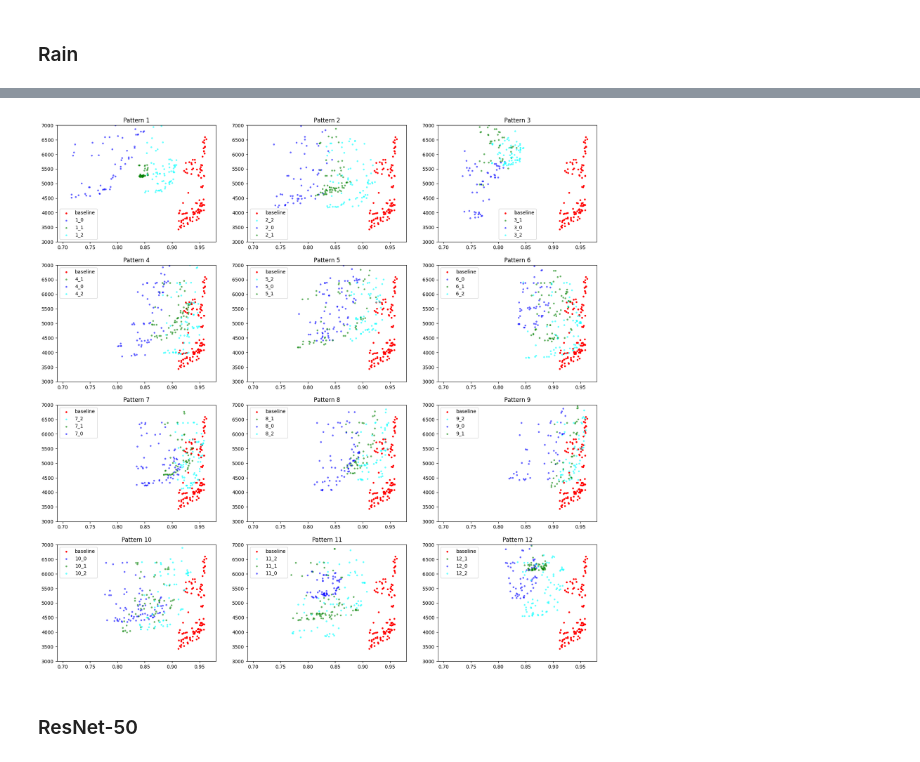
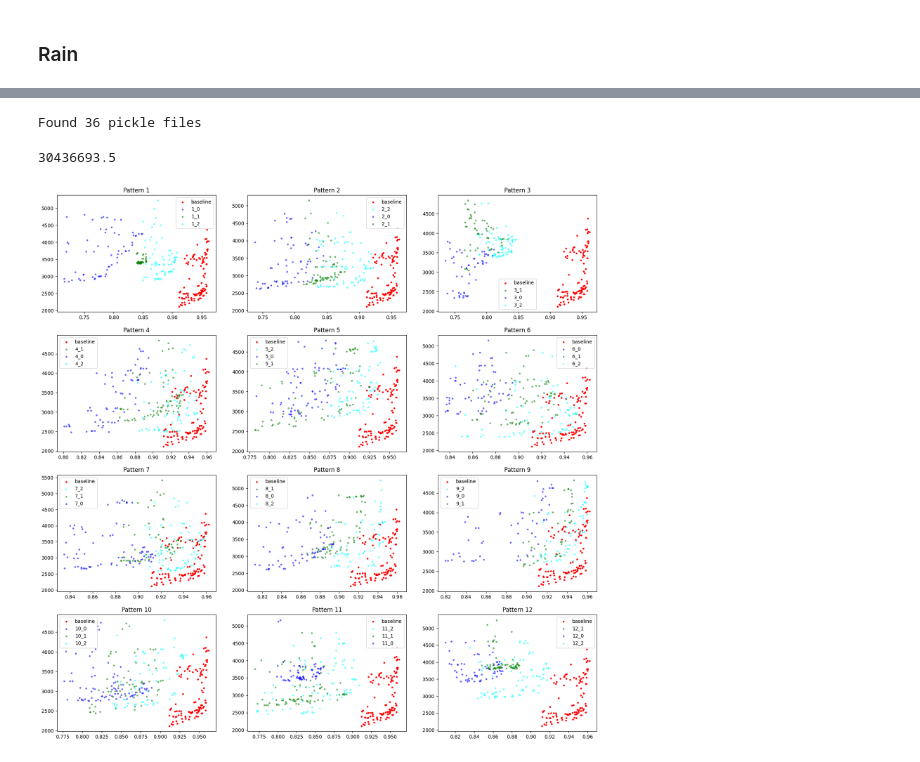
Before and after one commit to itiv-kit/dnn-model-exploration, a Jupyter notebook: evaluation_scripts/analyse_weather.ipynb, the cells around one changed output, grey strips where cells are left out. Drawn from its saved outputs; the diff is of its cells as text; code cells hidden in the pictures.

```diff
--- a/evaluation_scripts/analyse_weather.ipynb
+++ b/evaluation_scripts/analyse_weather.ipynb
@@ -45,0 +152,14 @@ df_no.plot(ax=ax, kind='scatter', x='acc_pixel', y='F_0', c='green')
+# %%
+import matplotlib.pyplot as plt
+
+ax = plt.gca()
+
+clrs = {0: 'blue', 1: 'green', 2:'cyan'}
+
+# ax.set_ylim((3000,7000))
+# ax.set_xlim((0.69,0.98))
+ax.scatter(bl_fog['acc'], bl_fog['size']/B_TO_MB, s=7, c='red', label='baseline')
+for d in d_fog.values():
+    ax.scatter(d['data']['acc'], d['data']['size']/B_TO_MB, alpha=0.5, s=7, c=clrs[int(d['fileparts'][3])], label=f'{d["fileparts"][3]}')
+ax.legend()
+ax.set_title(f"Fog")
@@ -114,21 +194,41 @@ df_baseline
+# %%
+# unconstrained mobileNetv2
+# path = '/home/oq4116/projekte/ai-hardware-accelerators/mixed-precision-dnns/results/sweep_deeplab_mobilenet'
+# 5% deviation mobilenetv2
+# path = '/home/oq4116/projekte/ai-hardware-accelerators/mixed-precision-dnns/results/sweep_deeplab_mobilenet_5percent'
+# 5% deviation resnet101
+energy_file = '/home/oq4116/projekte/ai-hardware-accelerators/mixed-precision-dnns/results/dram_accesses_deeplabv3_resnet101.csv'
+energy_table = pd.read_csv(energy_file)
+
+path = '/home/oq4116/projekte/ai-hardware-accelerators/mixed-precision-dnns/results/sweep_deeplab_resnet101'
+baseline_path = '/home/oq4116/projekte/ai-hardware-accelerators/mixed-precision-dnns/results/sweep_deeplab_resnet101/baseline_resnet101_deeplab.bl_pkl'
+
+d_deeplab_rain = read_pickles(path)
+bl_deeplab_rain = read_baseline(baseline_path)
+# %% [output]
+Found 36 pickle files
+# %%
+compute_memory_size({'parameters': [2,4,5,6]})
+# %% [output]
+30436693.5
 # %%
 import matplotlib.pyplot as plt
 
 fig, ax = plt.subplots(nrows=4, ncols=3, figsize=(20,20))
 
 clrs = {0: 'blue', 1: 'green', 2:'cyan'}
 ax = ax.reshape(-1)
 
 for i, a in enumerate(ax.reshape(-1)):
-    a.set_ylim((3000,7000))
-    a.set_xlim((0.69,0.98))
-    a.scatter(df_baseline['acc_pixel'], df_baseline['F_1'], s=7, c='red', label='baseline')
-    for d in data.values():
-        if int(d['pattern']) == i + 1:
-            a.scatter(d['data']['acc_pixel'], d['data']['F_1'], alpha=0.5, s=7, c=clrs[int(d['comb'])], label=f'{d["pattern"]}_{d["comb"]}')
+    # a.set_ylim((3000,7000))
+    # a.set_xlim((0.69,0.98))
+    a.scatter(bl_deeplab_rain['acc'], bl_deeplab_rain['size']/1_048_576, s=7, c='red', label='baseline')
+    for d in d_deeplab_rain.values():
+        if int(d['fileparts'][2]) == i + 1:
+            a.scatter(d['data']['acc'], d['data']['size']/1_048_576, alpha=0.5, s=7,
+                      c=clrs[int(d['fileparts'][4])],
+                      label=f'{d["fileparts"][2]}_{d["fileparts"][4]}')
     a.legend()
     a.set_title(f"Pattern {i+1}")
 # %% [output]
-[figure, old version]
+[figure, new version]
-# %% [markdown]
-### ResNet-50
```
Also changed, not shown: parts of 21 cells of this notebook, 11 other files.
